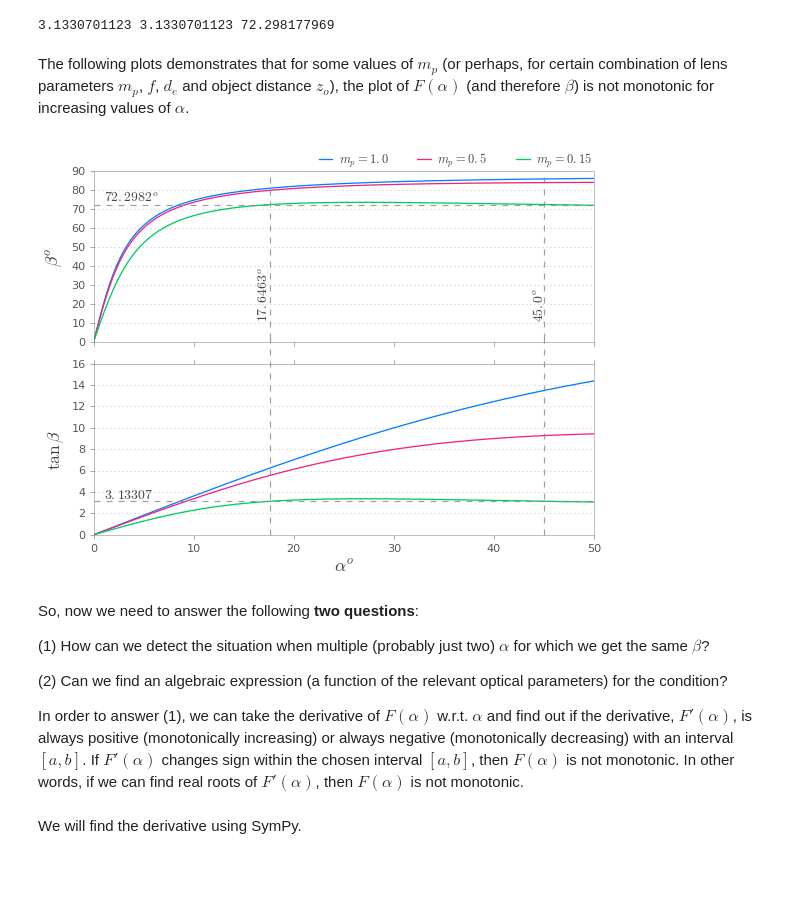
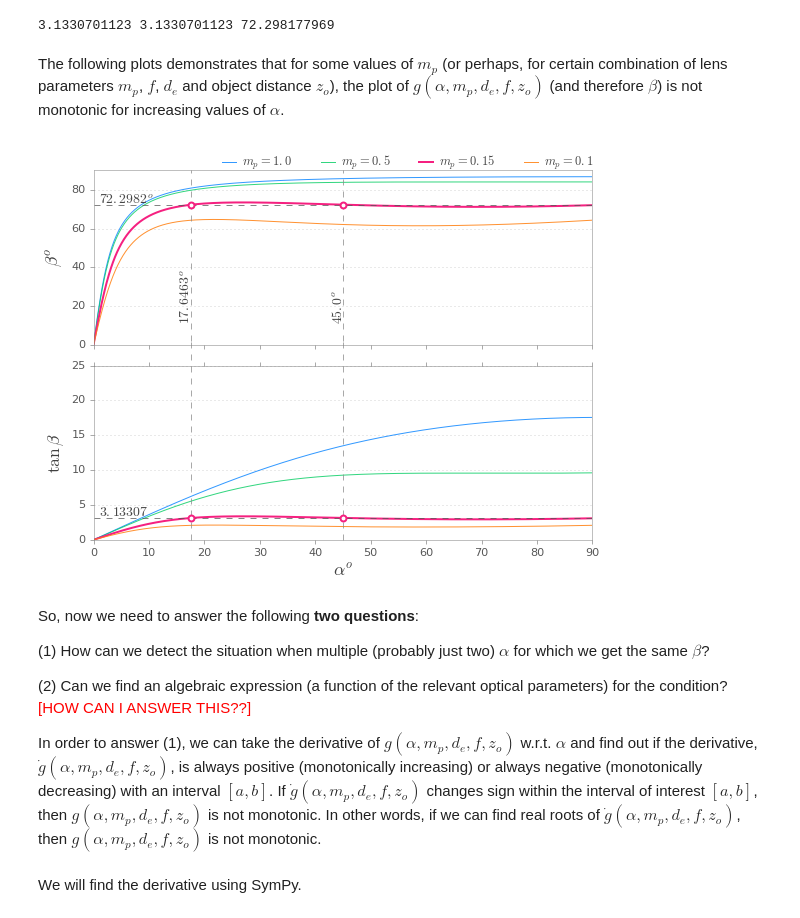
Before and after one commit to indranilsinharoy/phd-artifacts, a Jupyter notebook: chapters/chapter03_geometricmodel/code/StudyOfAngularRelationshipsForLensTiltForFocusing.ipynb, the cells around one changed output. Cells and saved outputs as stored; diff of their text form; code cells hidden in the pictures; blank space fills up the shorter version.

```diff
--- a/chapters/chapter03_geometricmodel/code/StudyOfAngularRelationshipsForLensTiltForFocusing.ipynb
+++ b/chapters/chapter03_geometricmodel/code/StudyOfAngularRelationshipsForLensTiltForFocusing.ipynb
@@ -104,7 +104,7 @@ def get_zoDash(zo, alpha, beta, f, mp, de, deDash):
     return deDash*c + numr/deno
 
 def get_tanBeta(de, zo, f, mp, alpha):
-    """same as the function `get_beta()`, except that it returns tan(beta) instead of beta
+    """same as the function `get_beta()`, except that it returns tan(β) instead of beta
     """
     c = cosd(alpha)
     s = sind(alpha)
@@ -293,17 +294,15 @@ print(get_tanBeta(de=de, zo=zo, f=f, mp=0.15, alpha=17.646249709),
 [figure]
 3.1330701123 3.1330701123 72.298177969
 # %% [markdown]
-The following plots demonstrates that for some values of $m_p$ (or perhaps, for certain combination of lens parameters $m_p$, $f$, $d_e$ and object distance $z_o$), the plot of $F(\alpha)$ (and therefore $\beta$) is not monotonic for increasing values of $\alpha$.
+The following plots demonstrates that for some values of $m_p$ (or perhaps, for certain combination of lens parameters $m_p$, $f$, $d_e$ and object distance $z_o$), the plot of $g(\alpha, m_p, d_e, f, z_o)$ (and therefore $\beta$) is not monotonic for increasing values of $\alpha$.
 # %%
 # plot of alpha vs. beta
-
 FIGURE_FOR_WORD = False
 
 # this plot shows that given alpha, we MAY NOT get a unique beta within +/-90°
 zo = -509.0
 f = 24.0
 de = -5.0
-
 
 if FIGURE_FOR_WORD:
     fig, (ax0, ax1) = plt.subplots(2, 1, sharex=True, figsize=(6.4, 4.8))
@@ -312,73 +311,85 @@ else:
     fig, (ax0, ax1) = plt.subplots(2, 1, sharex=True, figsize=(8, 6))
     tsf = 1.25
 
-alpha = np.linspace(0., 50., 1000)
-
-for i, mp in enumerate([1.0, 0.5, 0.15,]):
+alpha = np.linspace(0., 89.99999, 1000)
+cols = ['#0080FF', '#00CC60', '#F52080', '#ff7f0e',]
+alps = [0.8, 0.8, 1.0, 0.85]
+lws = [1., 1., 2.0, 1.]
+for i, mp in enumerate([1.0, 0.5, 0.15, 0.1]):
     beta = get_beta(de=de, zo=zo, f=f, mp=mp, alpha=alpha)
     tBeta = get_tanBeta(de=de, zo=zo, f=f, mp=mp, alpha=alpha)
     legTxt = r'$m_p={}$'.format(mp)
-    ax0.plot(alpha, beta, label=legTxt)
-    ax1.plot(alpha, tBeta, label=legTxt)
+    ax0.plot(alpha, beta, color=cols[i], alpha=alps[i], lw=lws[i], label=legTxt)
+    ax1.plot(alpha, tBeta, color=cols[i], alpha=alps[i], lw=lws[i], label=legTxt)
+
+ax0.scatter([17.646249709, 45], [72.298177969, 72.298177969], s=35,
+            edgecolor='#F52080', color='w', lw=2., zorder=10)
+ax1.scatter([17.646249709, 45], [3.1330701123, 3.1330701123], s=35,
+            edgecolor='#F52080', color='w', lw=2., zorder=10)
 
 # plot the non-unique alpha, beta points for illustration
 # These values were emperically found
 # for mp=0.15; alpha=17.646249709, 45; tanbeta = 3.1330701123; beta = 72.298177969
-ax0.axhline(72.298177969, color='#888888', alpha=0.8, lw=1.2, linestyle='dashed')
-ax1.axhline(3.1330701123, color='#888888', alpha=0.8, lw=1.2, linestyle='dashed')
-ax0.axvline(17.646249709, ymin=0.02, color='#888888', alpha=0.8, lw=1.2, linestyle='dashed')
-ax0.axvline(45.0, ymin=0.02, color='#888888', alpha=0.8, lw=1.2, linestyle='dashed')
-ax1.axvline(x=17.646249709, ymin=0, ymax=1.15, color='#888888', alpha=0.8, lw=1.2,
+ax0.axhline(72.298177969, color='#555555', alpha=0.9, lw=0.8, linestyle='dashed')
+ax1.axhline(3.1330701123, color='#555555', alpha=0.9, lw=0.8, linestyle='dashed')
+
+ax0.axvline(17.646249709, ymin=0.02, color='#888888', alpha=0.9, lw=0.8, linestyle='dashed')
+ax0.axvline(45.0, ymin=0.02, color='#888888', alpha=0.9, lw=0.8, linestyle='dashed')
+ax1.axvline(x=17.646249709, ymin=0, ymax=1.15, color='#888888', alpha=0.9, lw=0.8,
             linestyle='dashed', clip_on=False)
-ax1.axvline(x=45.0, ymin=0, ymax=1.15, color='#888888', alpha=0.8, lw=1.2,
+ax1.axvline(x=45.0, ymin=0, ymax=1.15, color='#888888', alpha=0.9, lw=0.8,
             linestyle='dashed', clip_on=False)
 # for mp=0.1; alpha=15.0, 33.837970239821; tanbeta = 2.00014403634; beta = 63.4365992627
 #ax0.axhline(63.4365992627)
 #ax1.axhline(2.00014403634)
 
 # figure decorations
 for ax in [ax0, ax1]:
-    ax.grid(axis='y', alpha=0.6)
-    ax.yaxis.set_major_locator(plt.MaxNLocator(10))    # number of ticks
+    ax.grid(axis='y', alpha=0.45)
+    ax.yaxis.set_major_locator(plt.MaxNLocator(5))    # number of ticks
     ax.yaxis.set_ticks_position('left')                # tick
     # ticks
     for tick in ax.xaxis.get_major_ticks():
         tick.label.set_fontsize(9*tsf)
     for tick in ax.yaxis.get_major_ticks():
         tick.label.set_fontsize(9*tsf)
 
+# set limits
+ax0.set_ylim(0, 90); ax1.set_ylim(0, 25)
+ax0.set_xlim(0, 90); ax1.set_xlim(0, 90)
+
 # Text to indicate angles
-ax0.text(1, 74,  r'$72.2982^o$', fontsize=11*tsf)
+ax0.text(1, 72.7,  r'$72.2982^o$', fontsize=11*tsf)
 ax1.text(1, 3.4, r'$3.13307$', fontsize=11*tsf)
-ax0.text(16.3, 11,  r'$17.6463^o$', rotation='vertical', va='bottom', fontsize=11*tsf)
-ax0.text(43.8, 11,  r'$45.0^o$', rotation='vertical', va='bottom', fontsize=11*tsf)
+ax0.text(15.5, 11,  r'$17.6463^o$', rotation='vertical', va='bottom', fontsize=11*tsf)
+ax0.text(42.8, 11,  r'$45.0^o$', rotation='vertical', va='bottom', fontsize=11*tsf)
 
 ax0.xaxis.set_ticks_position('bottom')
 ax1.set_xlabel(r'$\alpha^o$', fontsize=14*tsf)
 ax0.set_ylabel(r'$\beta^o$', fontsize=14*tsf)
 ax1.set_ylabel(r'$\rm{tan}\, \beta$', fontsize=14*tsf)
 # legend
 #ax.legend(loc=(0.01, 0.8), labelspacing=0.008, fontsize=10*tsf)
 
-ax0.legend(fontsize=10*tsf, ncol=3, loc='lower left', bbox_to_anchor=(0.465, 0.94, 0.5, 0.5),
+ax0.legend(fontsize=10*tsf, ncol=4, loc='lower left', bbox_to_anchor=(0.3, 0.945),
           bbox_transform=fig.transFigure, handletextpad=0.2, handlelength=1.7)
 
 fig.tight_layout()
 
 # Save the figure
 #saveFigure(fig, 'alpha_vs_beta_with_mp_lens_tilt_away_from_enpp.png')
 
 plt.show()
 # %% [output]
-[figure, old version]
+[figure, new version]
 # %% [markdown]
 So, now we need to answer the following **two questions**:
 
 (1) How can we detect the situation when multiple (probably just two) $\alpha$ for which we get the same $\beta$?
 
-(2) Can we find an algebraic expression (a function of the relevant optical parameters) for the condition?
+(2) Can we find an algebraic expression (a function of the relevant optical parameters) for the condition?  <font color='red'>[HOW CAN I ANSWER THIS??]</font>
 
-In order to answer (1), we can take the derivative of $F(\alpha)$ w.r.t. $\alpha$ and find out if the derivative, $F'(\alpha)$, is always positive (monotonically increasing) or always negative (monotonically decreasing) with an interval $[a, b]$. If $F'(\alpha)$ changes sign within the chosen interval $[a, b]$, then $F(\alpha)$ is not monotonic. In other words, if we can find real roots of $F'(\alpha)$, then $F(\alpha)$ is not monotonic.
+In order to answer (1), we can take the derivative of $g(\alpha, m_p, d_e, f, z_o)$ w.r.t. $\alpha$ and find out if the derivative, $\dot{g}(\alpha, m_p, d_e, f, z_o)$, is always positive (monotonically increasing) or always negative (monotonically decreasing) with an interval $[a, b]$. If $\dot{g}(\alpha, m_p, d_e, f, z_o)$ changes sign within the interval of interest $[a, b]$, then $g(\alpha, m_p, d_e, f, z_o)$ is not monotonic. In other words, if we can find real roots of $\dot{g}(\alpha, m_p, d_e, f, z_o)$, then $g(\alpha, m_p, d_e, f, z_o)$ is not monotonic.
 # %% [markdown]
 We will find the derivative using SymPy.
 # %%
```
Also changed, not shown: parts of 46 cells of this notebook, 7 other files.
